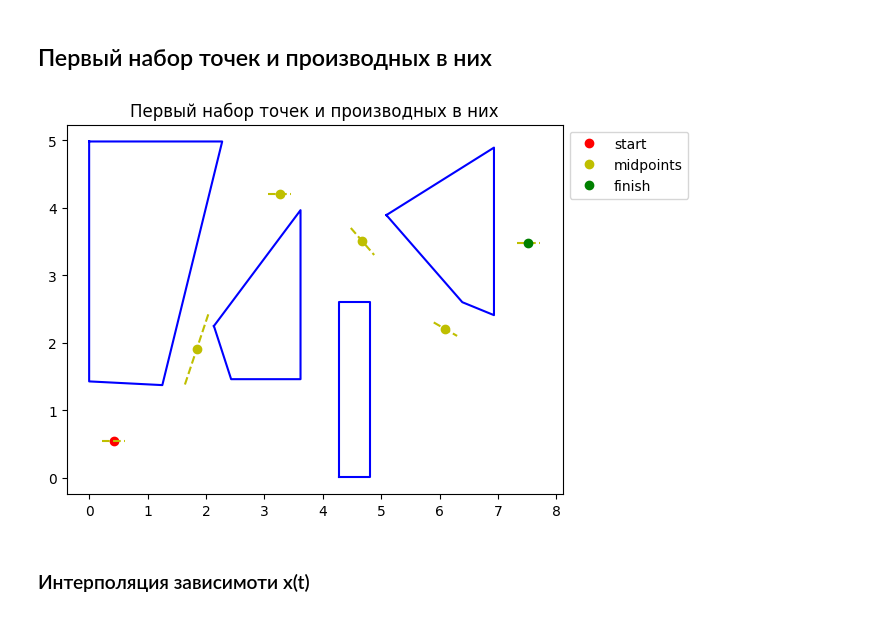
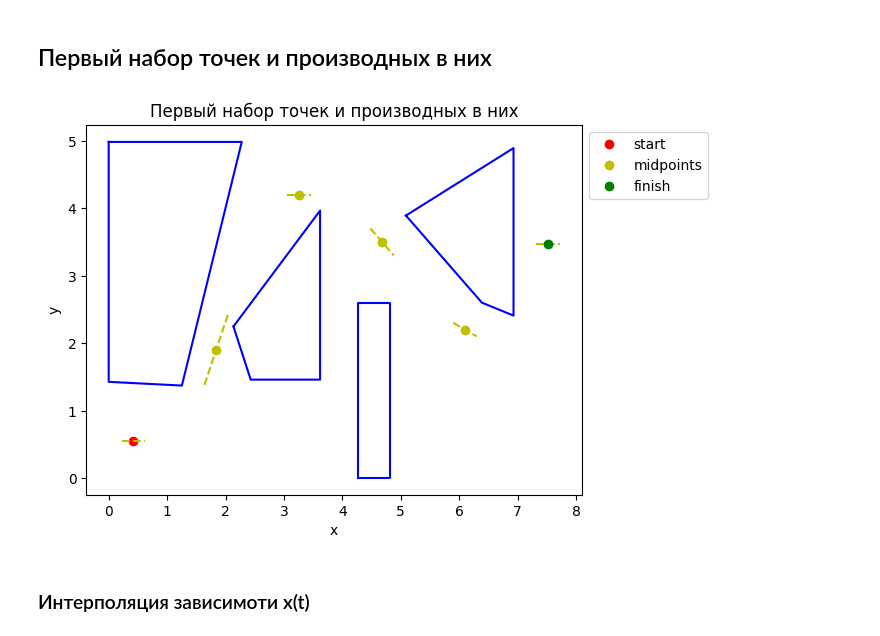
Before and after one commit to FKz11/study_mpei, a Jupyter notebook: vm_idz1.ipynb, the cells around one changed output. Drawn from its saved outputs; the diff is of its cells as text; code cells hidden in the pictures.

```diff
--- a/vm_idz1.ipynb
+++ b/vm_idz1.ipynb
@@ -506,20 +506,22 @@ dP_y = [[dP_list[i]*(x - point_list[i,0]) + point_list[i,1] for x in dP_x[i]] fo
 # %%
 plt.title('Первый набор точек и производных в них')
 plt.plot(list(B1[:,0]) + list(B1[:1,0]), list(B1[:,1]) + list(B1[:1,1]), color = 'b')
 plt.plot(list(B2[:,0]) + list(B2[:1,0]), list(B2[:,1]) + list(B2[:1,1]), color = 'b')
 plt.plot(list(B3[:,0]) + list(B3[:1,0]), list(B3[:,1]) + list(B3[:1,1]), color = 'b')
 plt.plot(list(B4[:,0]) + list(B4[:1,0]), list(B4[:,1]) + list(B4[:1,1]), color = 'b')
 plt.plot(A[0,0], A[0,1], 'or', label = 'start')
 plt.plot(P_list[0,0], P_list[0,1], 'oy', label='midpoints')
 for i in range(1, n-1):
   plt.plot(P_list[i,0], P_list[i,1], 'oy')
 for i in range(n+1):
   plt.plot(dP_x[i], dP_y[i], '--y')
 plt.plot(A[1,0], A[1,1], 'og', label = 'finish')
 plt.legend(bbox_to_anchor=(1., 1.))
+plt.xlabel('x')
+plt.ylabel('y')
 plt.show()
 # %% [output]
-[figure, old version]
+[figure, new version]
 # %% [markdown]
 ### Интерполяция зависимоти x(t)
 # %%
```
Also changed, not shown: parts of 9 cells of this notebook.
